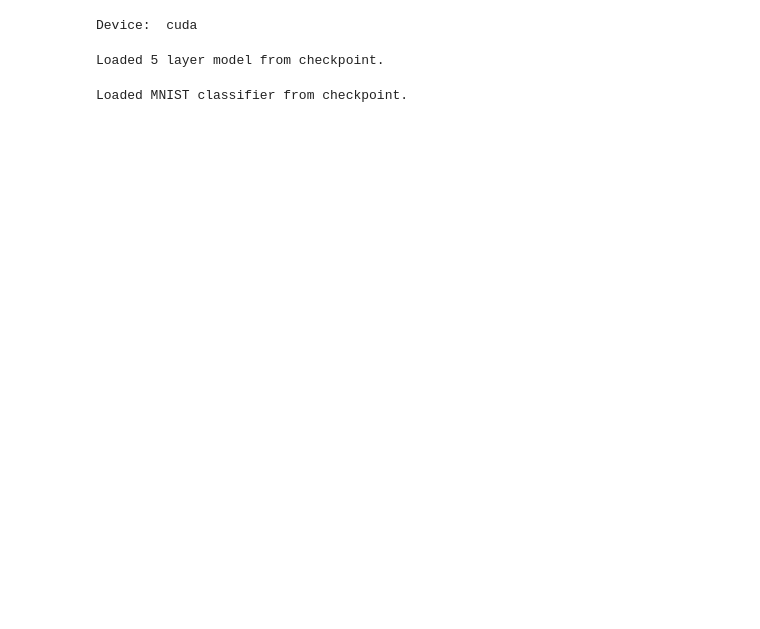
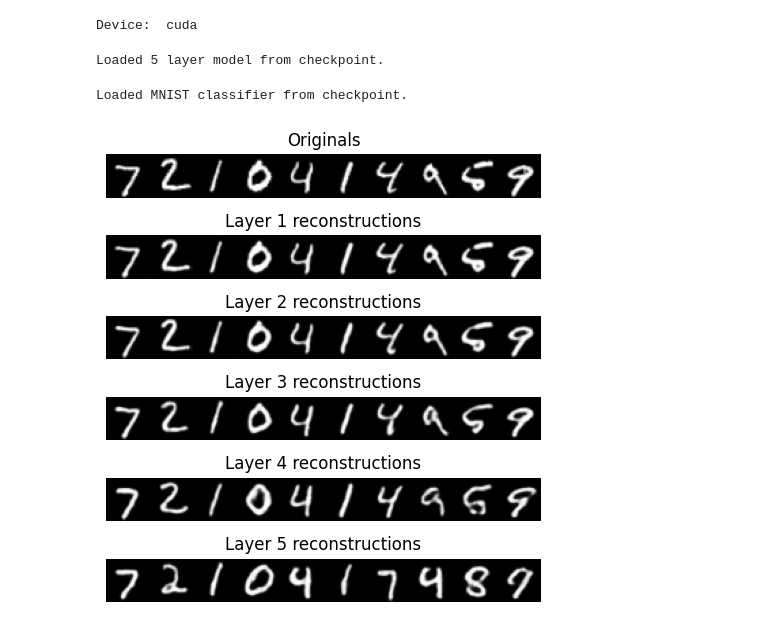
Before and after one commit to armanirodriguez/thesis-code, a Jupyter notebook: MNIST_experiments.ipynb, the cells around one changed output. Drawn from its saved outputs; the diff is of its cells as text; code cells hidden in the pictures; blank space fills up the shorter version.

```diff
--- a/MNIST_experiments.ipynb
+++ b/MNIST_experiments.ipynb
@@ -50,5 +50,34 @@ else:
 # %% [output]
 Loaded MNIST classifier from checkpoint.
+# %%
+num_recons = 10
+
+toImage = ToPILImage()
+
+x, _ = next(iter(dl_test))
+x = x[:num_recons]
+
+originals = np.concatenate([toImage(img) for img in x], axis=1)
+fig, ax = plt.subplots(ncols=1, nrows=len(hqa_model) + 1, figsize=(8,5))
+
+ax[0].imshow(originals, cmap='gray')
+ax[0].axis("off")
+ax[0].set_title("Originals")
+
+for layer_index, layer in enumerate(hqa_model):
+    x = x.to(hqa_model.device)
+    recons = layer.reconstruct(x)
+    recons = recons.cpu()
+    recons_img = np.concatenate([toImage(recon) for recon in recons], axis=1)
+
+    ax[layer_index + 1].imshow(recons_img, cmap='gray')
+    ax[layer_index+ 1].axis("off")
+    ax[layer_index + 1].set_title(f"Layer {layer_index+1} reconstructions")
+
+fig.tight_layout()
+plt.show()
+# %% [output]
+[figure, added]
 # %%
 accuracies_no_attack = []
 
```
Also changed, not shown: parts of 11 cells of this notebook, 14 other files.
